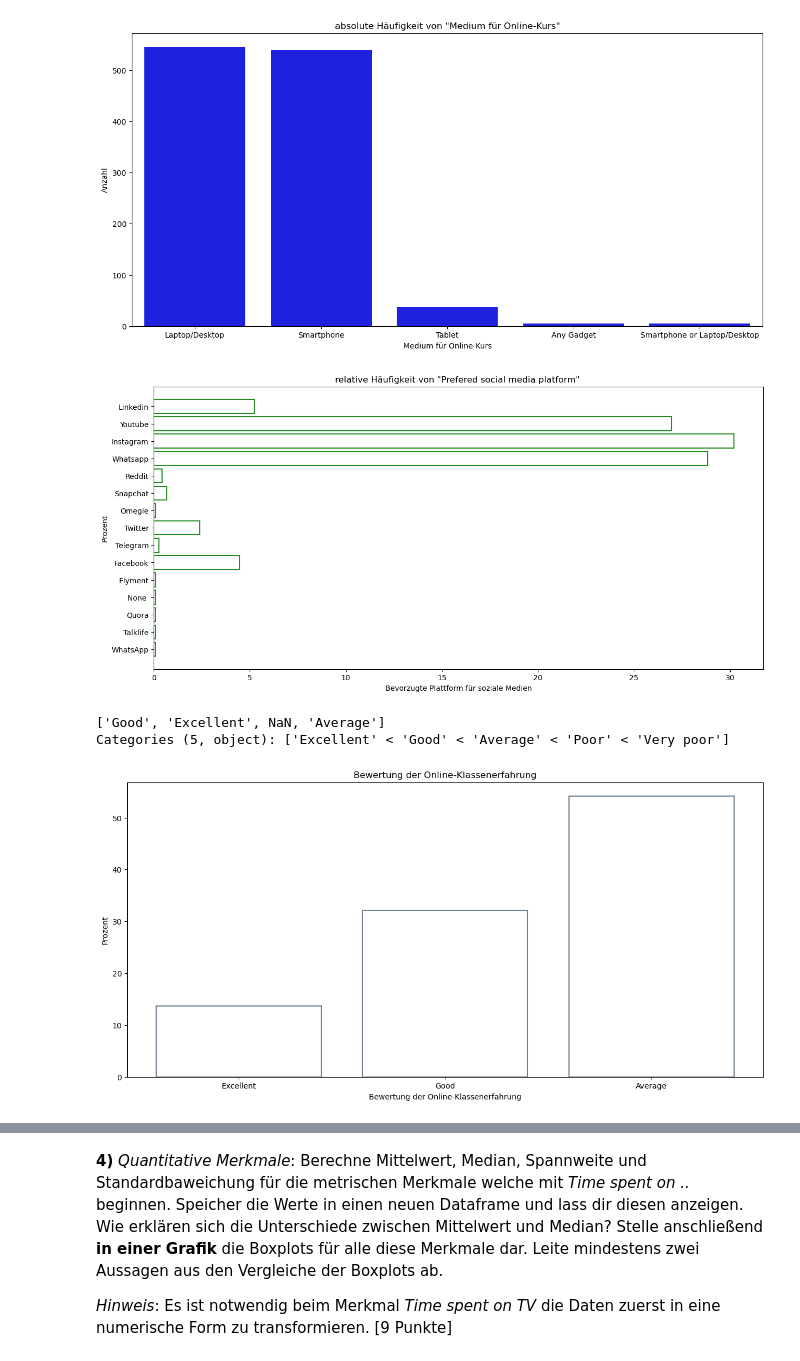
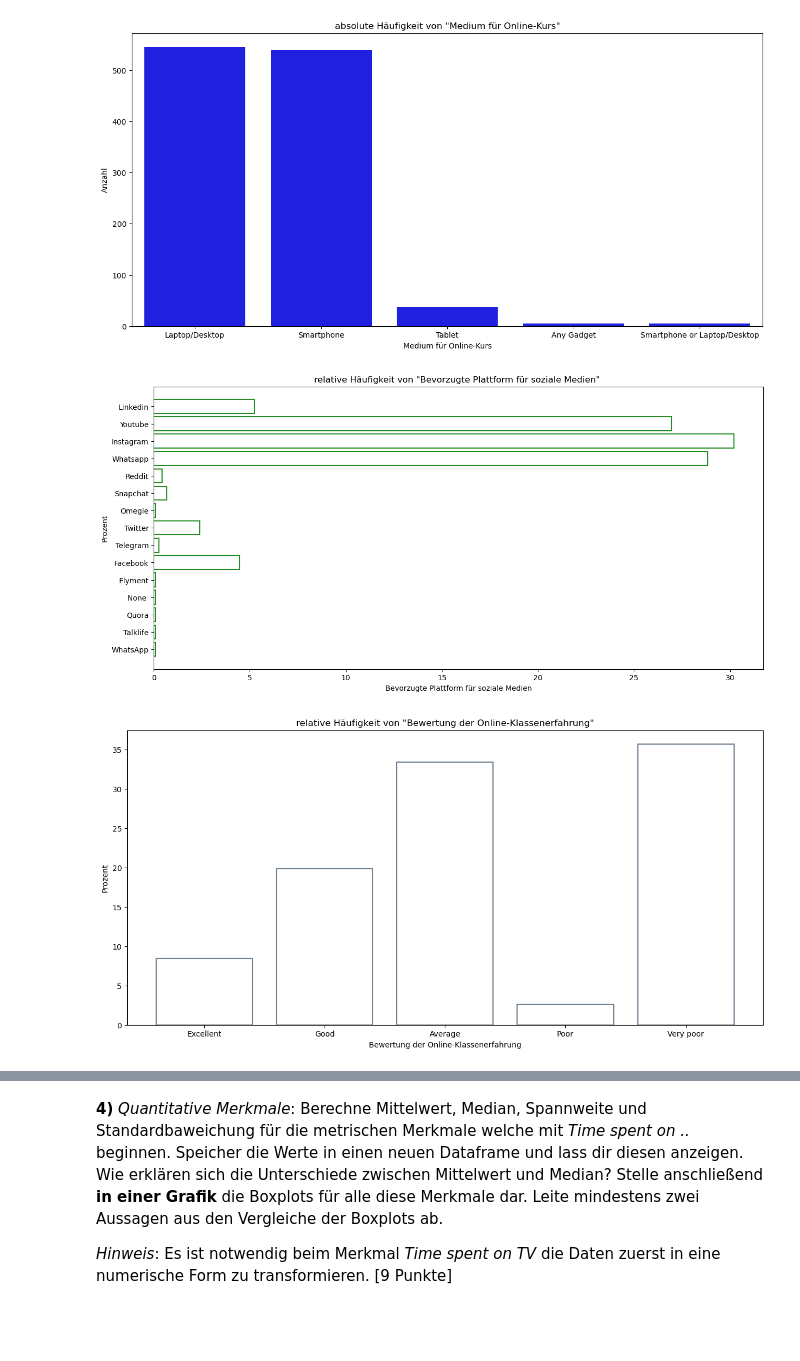
Before and after one commit to barisertu/statistik, a Jupyter notebook: Uebungenn1.ipynb, the cells around one changed output, grey strips where cells are left out. Cells and saved outputs as stored; diff of their text form; code cells hidden in the pictures; blank space fills up the shorter version.

```diff
--- a/Uebungenn1.ipynb
+++ b/Uebungenn1.ipynb
@@ -109,36 +109,33 @@ fig, axs = plt.subplots(figsize =(15, 7))
 sea.histplot(data=covid, y='Prefered social media platform', stat='percent', shrink=0.8, \
              discrete=True, fill=False, color='forestgreen')
 
-plt.title('relative Häufigkeit von "Prefered social media platform" ')
+plt.title('relative Häufigkeit von "Bevorzugte Plattform für soziale Medien" ')
 axs.set(xlabel = 'Bevorzugte Plattform für soziale Medien', ylabel='Prozent')
 plt.show()
 
 # Erkenntnis: Interessant ist, dass Instagram, Whatsapp und Youtube so dicht beieinander liegen. Dass Facebook so weit hinten liegt, ist vermutlich der Altersgruppe der Befragten geschuldet, die eher jung ist.
 # %% [output]
-[figure, old version]
+[figure, new version]
 # %%
 order = ['Excellent', 'Good', 'Average', 'Poor', 'Very poor']
-
-
-unique_ratings = covid_sorted['Rating of Online Class experience'].unique()
-print(unique_ratings)
 
 fig, axs = plt.subplots(figsize=(15,7))
 
 covid_sorted = covid
 
 covid_sorted['Rating of Online Class experience'] = pd.Categorical(covid_sorted['Rating of Online Class experience'], categories=order, ordered=True)
 
 
 sea.histplot(data=covid_sorted, x='Rating of Online Class experience', stat='percent', shrink=0.8, discrete=True, fill=False, color='slategray')
 
 axs.set(xlabel = 'Bewertung der Online-Klassenerfahrung', ylabel='Prozent')
-plt.title('Bewertung der Online-Klassenerfahrung')
+plt.title('relative Häufigkeit von "Bewertung der Online-Klassenerfahrung"')
 plt.show()
+
+# Erkenntnis: Interessant ist, dass die Erfahrung mit dem Online-Unterricht 'Very poor' ist, was wahrscheinlich darauf zurückzuführen ist,
+# dass der Übergang zum Online-Unterricht während des Lockdowns stattfand und die Rahmenbedingungen nicht so gut waren.
 # %% [output]
-['Good', 'Excellent', NaN, 'Average']
-Categories (5, object): ['Excellent' < 'Good' < 'Average' < 'Poor' < 'Very poor']
-[figure, old version]
+[figure, new version]
 # %%
 
 fig, axs = plt.subplots(figsize=(15,7))
```
Also changed, not shown: parts of 1 cell of this notebook.
